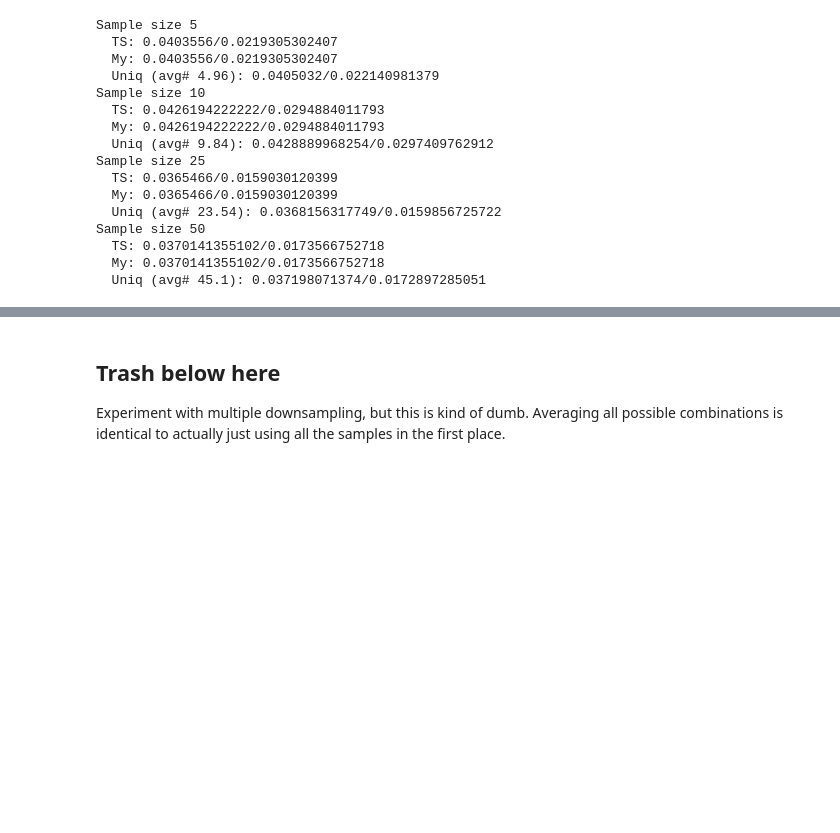
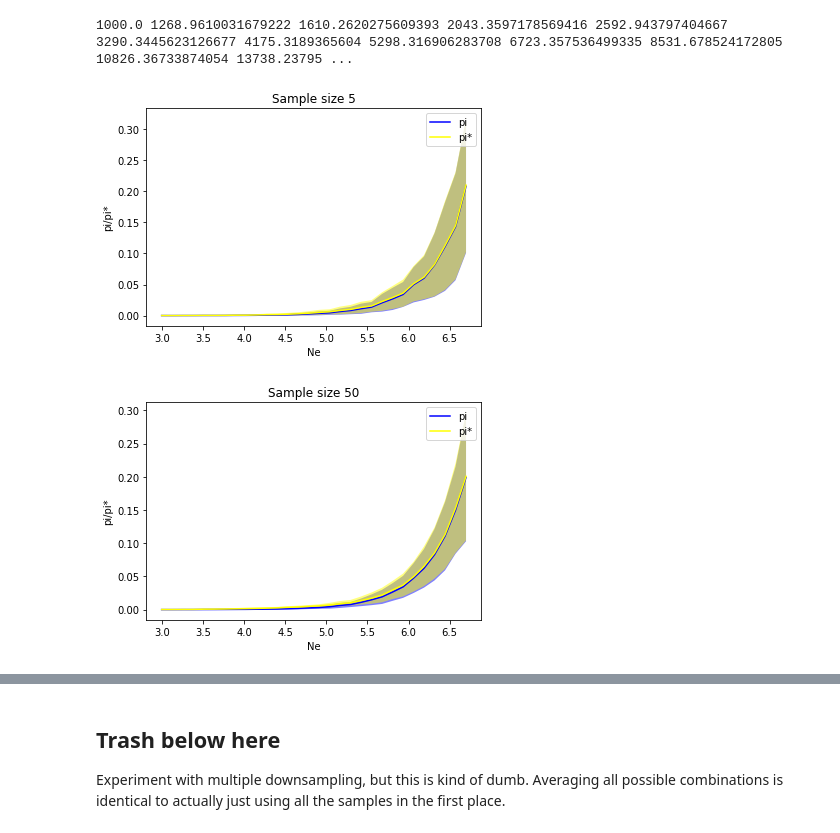
Before and after one commit to isaacovercast/lab-notebooks, a Jupyter notebook: pi-star/pi-star-horserace.ipynb, the cells around one changed output, grey strips where cells are left out. Saved outputs shown, nothing was run; the diff lists cells and outputs as text; code cells hidden in the pictures; blank space fills up the shorter version.

Commit message:
Adding plotting routines.

```diff
--- a/pi-star/pi-star-horserace.ipynb
+++ b/pi-star/pi-star-horserace.ipynb
@@ -93,5 +97,0 @@ Sample size 50
-# %%
-# Ne 100000, for 500bp loci
-for ss in [5, 10, 25, 50]:
-    print("Sample size {}".format(ss))
-    simulate(ss=ss, Ne=1e5, length=5e2, reps=100)
@@ -115,22 +98,39 @@ Sample size 50
-# %%
-# Ne 100000, for 5000bp loci
-for ss in [5, 10, 25, 50]:
-    print("Sample size {}".format(ss))
-    simulate(ss=ss, Ne=1e5, length=5e3, reps=100)
-# %% [output]
-Sample size 5
-  TS: 0.0403556/0.0219305302407
-  My: 0.0403556/0.0219305302407
-  Uniq (avg# 4.96): 0.0405032/0.022140981379
-Sample size 10
-  TS: 0.0426194222222/0.0294884011793
-  My: 0.0426194222222/0.0294884011793
-  Uniq (avg# 9.84): 0.0428889968254/0.0297409762912
-Sample size 25
-  TS: 0.0365466/0.0159030120399
-  My: 0.0365466/0.0159030120399
-  Uniq (avg# 23.54): 0.0368156317749/0.0159856725722
-Sample size 50
-  TS: 0.0370141355102/0.0173566752718
-  My: 0.0370141355102/0.0173566752718
-  Uniq (avg# 45.1): 0.037198071374/0.0172897285051
+# %%
+def Ne_replicates(min_ne=1000, max_ne=1000000, step=30, ss=5, length=500, log=True, reps=100):
+    df = pd.DataFrame(columns=["pi", "pi*"])
+    if log:
+        fun=np.logspace
+        min_ne = np.log10(min_ne)
+        max_ne = np.log10(max_ne)
+    else:
+        fun=np.linspace
+    for Ne in fun(min_ne, max_ne, step):
+        print("{} ".format(Ne), end="")
+        if log: np.power(Ne, 10)
+        ts_pis, uniq_pis = simulate(Ne=Ne, reps=reps, ss=ss, length=length)
+        df.loc[Ne] = [ts_pis, uniq_pis]
+    return df
+df5_5e2 = Ne_replicates(ss=5, length=5e2)
+df50_5e2 = Ne_replicates(ss=50, length=5e2)
+# %% [output]
+1000.0 1268.9610031679222 1610.2620275609393 2043.3597178569416 2592.943797404667 3290.3445623126677 4175.3189365604 5298.316906283708 6723.357536499335 8531.678524172805 10826.36733874054 13738.23795 ...
+# %%
+def plot_Ne_replicates(df, title=""):
+    fig, ax = plt.subplots(1)
+    Nes = np.log10(df.index.values)
+#    Nes = df.index.values
+    for p, c in zip(["pi", "pi*"], ['blue', 'yellow']):
+        pi_means = df[p].apply(np.mean)
+        pi_std = df[p].apply(np.std)
+        ax.plot(Nes, pi_means, label=p, c=c)
+        ax.fill_between(Nes, pi_means+pi_std, pi_means-pi_std, facecolor=c, alpha=0.5)
+        ax.set_xlabel("Ne")
+        ax.set_ylabel("pi/pi*")
+        ax.set_title(title)
+        ax.legend()
+# length 500
+plot_Ne_replicates(df5_5e2, title="Sample size 5")
+plot_Ne_replicates(df50_5e2, title="Sample size 50")
+# %% [output]
+[figure, added]
+[figure, added]
```
Also changed, not shown: parts of 11 cells of this notebook.
